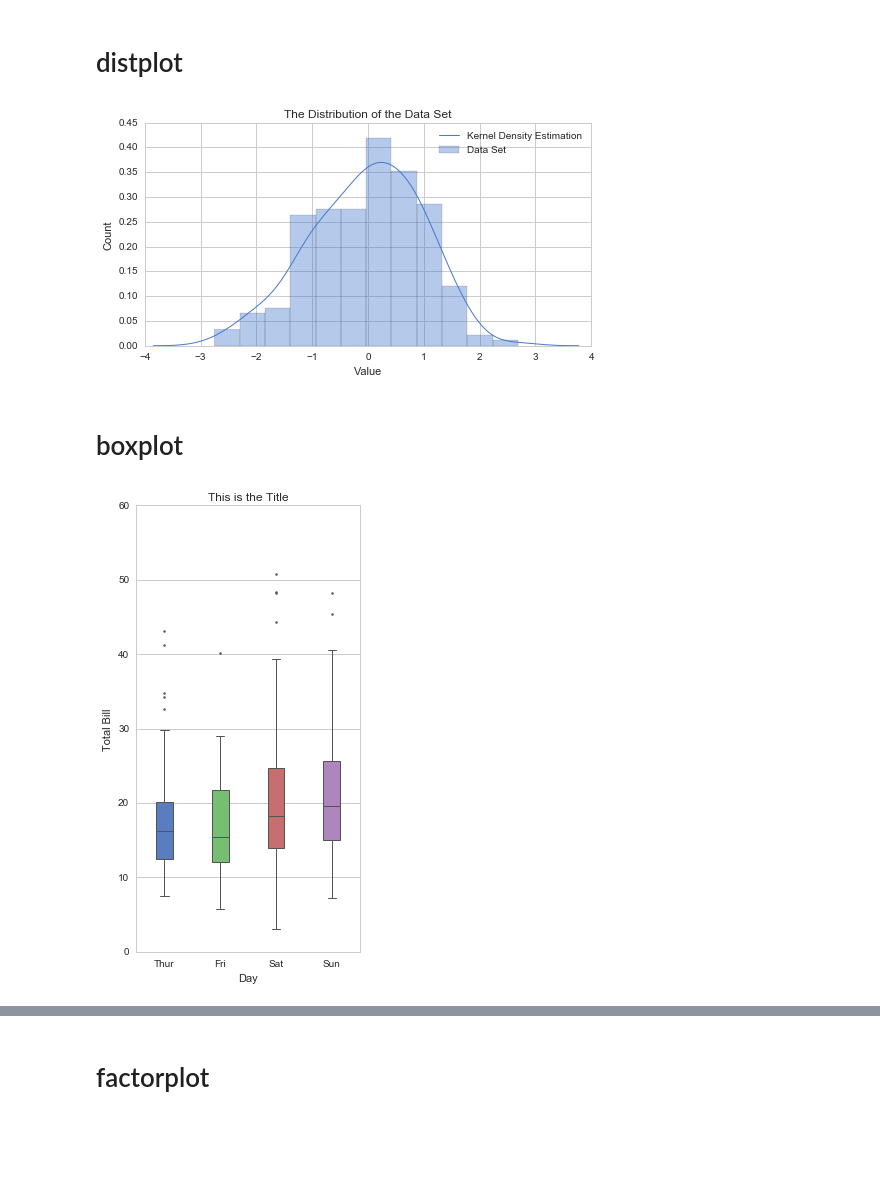
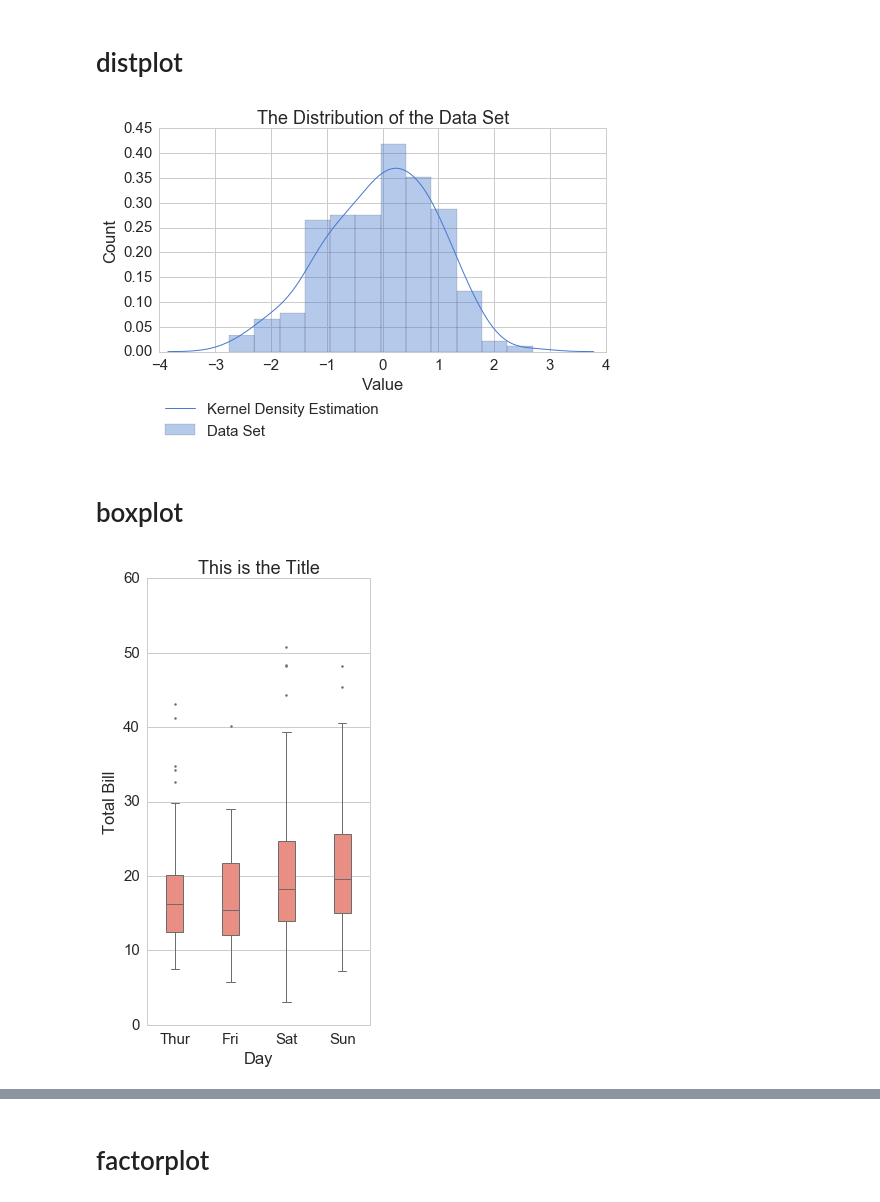
Before and after one commit to csizsek/seaborn-examples, a Jupyter notebook: examples.ipynb, the cells around one changed output, grey strips where cells are left out. Cells and saved outputs as stored; diff of their text form; code cells hidden in the pictures; blank space fills up the shorter version.

```diff
--- a/examples.ipynb
+++ b/examples.ipynb
@@ -15,6 +15,7 @@ from numpy import median
 import matplotlib.dates as mdates
 np.random.seed(1337)
 %matplotlib inline
+sns.set(font_scale=1.5)
 rcParams['figure.figsize'] = 12, 8
 sns.set_style('whitegrid')
 sns.set_palette(sns.color_palette('muted'))
@@ -85,17 +91,18 @@ _ = ax.set_title('This is the Title')
 # %%
 plt.figure(figsize=(8, 4))
 ax = sns.distplot(
         a=x,
         label='Data Set',
         kde_kws={
             'linewidth': 1,
             'label': 'Kernel Density Estimation'})
 _ = ax.legend()
 _ = ax.set_xlabel('Value')
 _ = ax.set_ylabel('Count')
 _ = ax.set_title('The Distribution of the Data Set')
+_ = plt.legend(bbox_to_anchor=(0.0, -0.2), loc=2, borderaxespad=0.)
 # %% [output]
-[figure, old version]
+[figure, new version]
 # %% [markdown]
 # boxplot
 # %%
@@ -104,6 +111,7 @@ ax = sns.boxplot(
         x='day',
         y='total_bill',
         data=tips,
+        color='salmon',
         width=0.3,
         linewidth=1,
         fliersize=5,
@@ -113,7 +121,7 @@ _ = ax.set_xlabel('Day')
 _ = ax.set_ylabel('Total Bill')
 _ = ax.set_title('This is the Title')
 # %% [output]
-[figure, old version]
+[figure, new version]
 # %%
 plt.figure(figsize=(6,8))
 ax = sns.boxplot(
```
Also changed, not shown: parts of 22 cells of this notebook.
